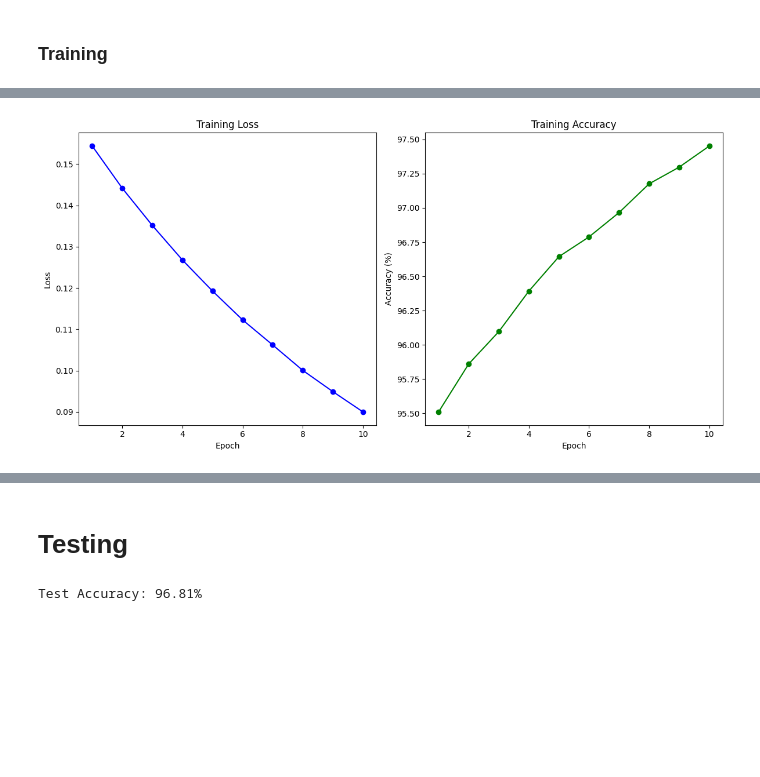
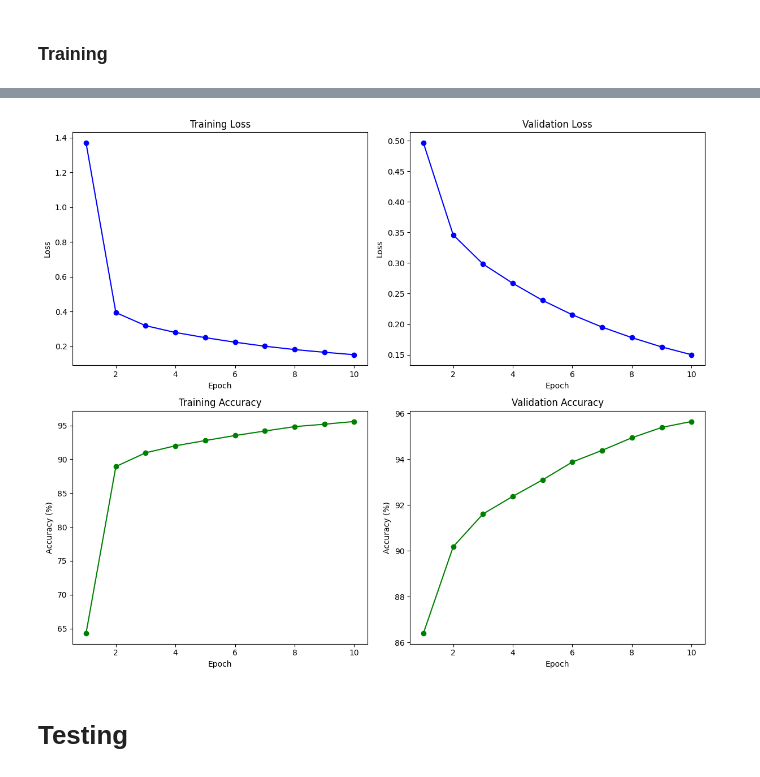
Before and after one commit to MennaMagdie/Machine-Learning-Labs, a Jupyter notebook: digit-recognition-system/neural_networks.ipynb, the cells around one changed output, grey strips where cells are left out. Drawn from its saved outputs; the diff is of its cells as text; code cells hidden in the pictures; blank space fills up the shorter version.

```diff
--- a/digit-recognition-system/neural_networks.ipynb
+++ b/digit-recognition-system/neural_networks.ipynb
@@ -15,8 +16,8 @@ import seaborn as sns
 # %% [markdown]
 ### Loading Dataset
 # %%
-train_data = pd.read_csv("mnist_train.csv")
-test_data = pd.read_csv("mnist_test.csv")
+train_data = pd.read_csv("/content/mnist_train.csv")
+test_data = pd.read_csv("/content/mnist_test.csv")
 print(train_data.head())
 # %% [output]
    label  1x1  1x2  1x3  1x4  1x5  1x6  1x7  1x8  1x9  ...  28x19  28x20  \
@@ -162,25 +224,3 @@ Epoch [10/10], Loss: 0.0900, Accuracy: 97.45%
-# %%
-import matplotlib.pyplot as plt
-
-# Plot the training loss
-plt.figure(figsize=(12, 6))
-
-# Plot loss
-plt.subplot(1, 2, 1)  # First subplot (left side)
-plt.plot(range(1, epochs + 1), train_losses, marker='o', color='blue')
-plt.title('Training Loss')
-plt.xlabel('Epoch')
-plt.ylabel('Loss')
-
-# Plot accuracy
-plt.subplot(1, 2, 2)  # Second subplot (right side)
-plt.plot(range(1, epochs + 1), train_accuracies, marker='o', color='green')
-plt.title('Training Accuracy')
-plt.xlabel('Epoch')
-plt.ylabel('Accuracy (%)')
-
-# Show the plots
-plt.tight_layout()
-plt.show()
-# %% [output]
-[figure, removed]
+# %%
+train(model, train_loader, val_loader, loss_fn, optimizer, 10)
+# %% [output]
@@ -187,20 +244,4 @@ plt.show()
+[figure, added]
 # %% [markdown]
 # Testing
-# %%
-model.eval()
-correct = 0
-total = 0
-
-with torch.no_grad():
-    for inputs, labels in test_loader:
-        inputs = inputs.view(-1, 784)
-        outputs = model(inputs)
-        _, predicted = torch.max(outputs.data, 1)  #index of max value (predicted class)
-        total += labels.size(0)
-        correct += (predicted == labels).sum().item()
-
-test_accuracy = 100 * correct / total
-print(f'Test Accuracy: {test_accuracy:.2f}%')
-# %% [output]
-Test Accuracy: 96.81%
 # %%
```
Also changed, not shown: parts of 9 cells of this notebook.
